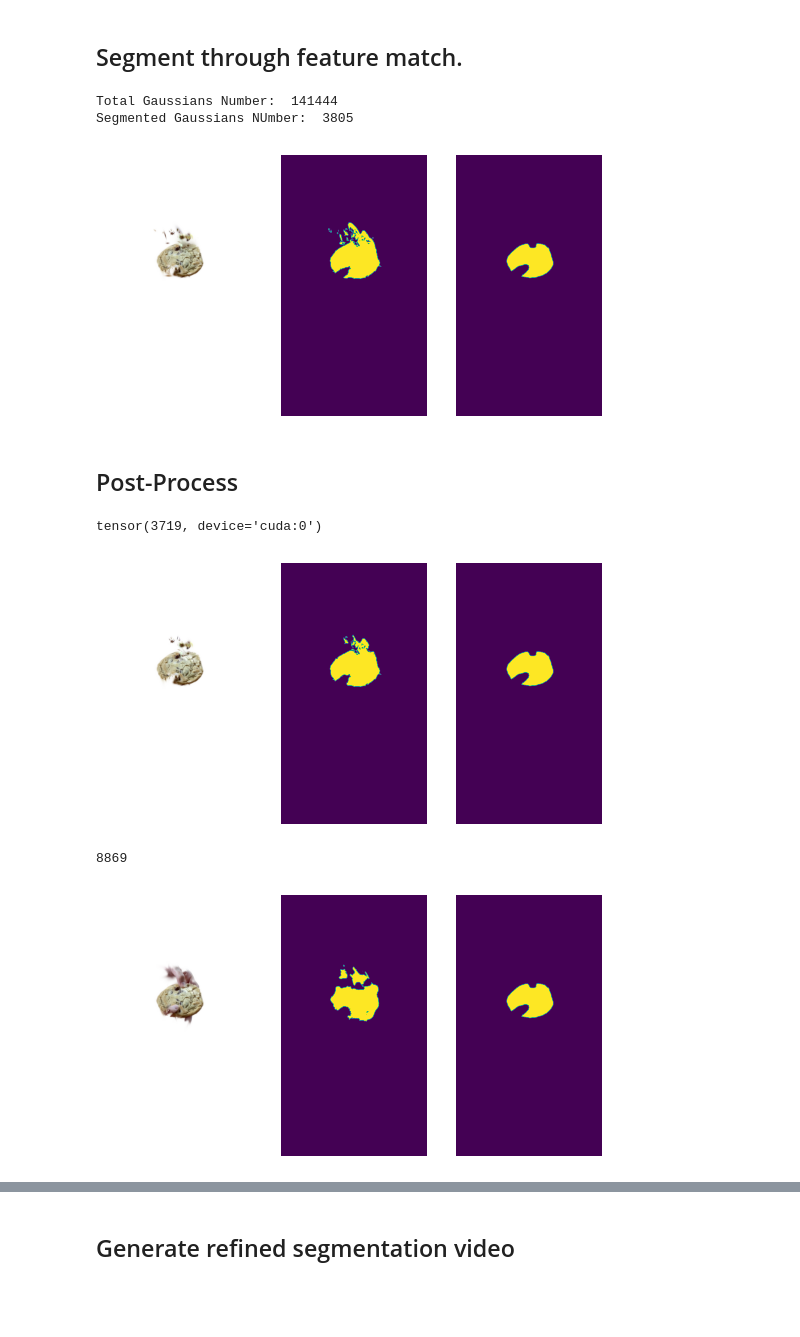
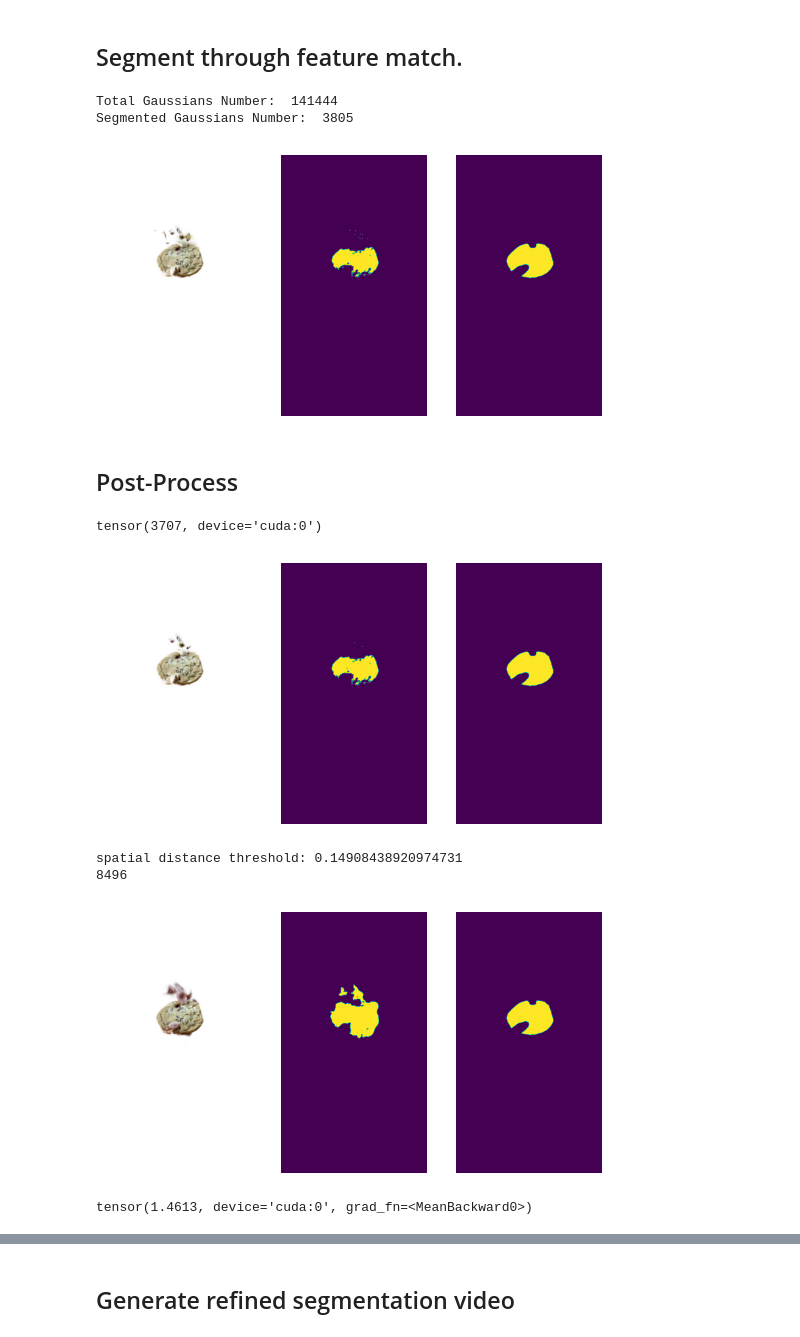
Before and after one commit to guanjunwu/sa4d, a Jupyter notebook: dino_cookie.ipynb, the cells around one changed output, grey strips where cells are left out. Saved outputs shown, nothing was run; the diff lists cells and outputs as text; code cells hidden in the pictures; blank space fills up the shorter version.

```diff
--- a/dino_cookie.ipynb
+++ b/dino_cookie.ipynb
@@ -215,12 +215,16 @@ def calc_feature_dist(embq, emb):
     l = len(emb.shape)
     if l == 3:
         C, H, W = emb.shape
-        emb = emb.view(C, H*W).permute([1, 0])
+        emb = emb.view(C, H*W).permute([1, 0]) # (K, C)
 
-    dist = []
-    for i in range(emb.shape[0]):
-        dist.append(torch.norm(embq - emb[i], dim=-1).unsqueeze(0))
-    dist = torch.cat(dist, 0)
+    emb = emb.unsqueeze(1) # (K, 1, C)
+    embq = embq.unsqueeze(0) # (1, N, C)
+    dist = torch.norm(embq - emb, dim=2) # (K, N)
+
+    # dist = []
+    # for i in range(emb.shape[0]):
+    #     dist.append(torch.norm(embq - emb[i], dim=-1).unsqueeze(0))
+    # dist = torch.cat(dist, 0)
 
     if l == 3:
         dist = dist.view(H, W, -1)
@@ -260,28 +264,28 @@ dist3d = torch.min(dist3d, -1).values
 # %%
 mask3d = dist3d < 0.8
 print("Total Gaussians Number: ", gaussians.get_xyz.shape[0])
-print("Segmented Gaussians NUmber: ", torch.count_nonzero(mask3d).item())\
+print("Segmented Gaussians Number: ", torch.count_nonzero(mask3d).item())\
 
 with torch.no_grad():
     target_seg = render_segmentation(ref_view, gaussians, pipeline, bg_color, mask3d)["render"]
     target_img_seg = to8b(target_seg.detach()).transpose(1,2,0)
     rendered_mask = render_mask(ref_view, gaussians, pipeline, bg_color, precomputed_mask=mask3d.float())["mask"]
-    rendered_mask = rendered_mask.squeeze().detach().cpu() > 0
+    rendered_mask = rendered_mask.squeeze().detach().cpu() > 0.1
 
 plt.subplot(1, 3, 1)
 plt.imshow(target_img_seg)
 plt.axis("off")
 plt.subplot(1, 3, 2)
 plt.imshow(rendered_mask)
 plt.axis("off")
 plt.subplot(1, 3, 3)
 plt.imshow(sam_mask.detach().cpu())
 plt.axis("off")
 plt.show()
 # %% [output]
 Total Gaussians Number:  141444
-Segmented Gaussians NUmber:  3805
+Segmented Gaussians Number:  3805
-[figure, old version]
+[figure, new version]
 # %% [markdown]
 ## Post-Process
 # %%
@@ -302,7 +306,7 @@ with torch.no_grad():
     target_seg = render_segmentation(ref_view, gaussians, pipeline, bg_color, filtered_mask3d)["render"]
     target_img_seg = to8b(target_seg.detach()).transpose(1,2,0)
     rendered_mask = render_mask(ref_view, gaussians, pipeline, bg_color, precomputed_mask=filtered_mask3d.float())["mask"]
-    rendered_mask = rendered_mask.squeeze().detach().cpu() > 0
+    rendered_mask = rendered_mask.squeeze().detach().cpu() > 0.1
 plt.subplot(1, 3, 1)
 plt.imshow(target_img_seg)
 plt.axis("off")
@@ -314,6 +318,6 @@ plt.imshow(sam_mask.detach().cpu())
 plt.axis("off")
 plt.show()
 # %% [output]
-tensor(3719, device='cuda:0')
+tensor(3707, device='cuda:0')
-[figure, old version]
+[figure, new version]
 # %%
@@ -325,6 +329,6 @@ np.save(os.path.join(save_dir, 'filtered_mask3d.npy'), filtered_mask3d.detach().
 # %%
 # ball growing
-final_mask3d = ball_growing(means3D_final, filtered_pcd, grow_iter=5, thresh=0.1)
+final_mask3d = ball_growing(means3D_final, filtered_pcd, grow_iter=1, thresh=None)
 print(final_mask3d.count_nonzero().item())
 
 with torch.no_grad():
@@ -343,5 +347,6 @@ plt.imshow(sam_mask.detach().cpu())
 plt.axis("off")
 plt.show()
 # %% [output]
-8869
+spatial distance threshold: 0.14908438920974731
+8496
-[figure, old version]
+[figure, new version]
@@ -348,3 +358,7 @@ plt.show()
+# %%
+d.mean()
+# %% [output]
+tensor(1.4613, device='cuda:0', grad_fn=<MeanBackward0>)
 # %%
 final_mask = final_mask3d.float().detach().clone().unsqueeze(-1)
 final_mask.requires_grad = True
```
Also changed, not shown: parts of 10 cells of this notebook, 19 other files.
